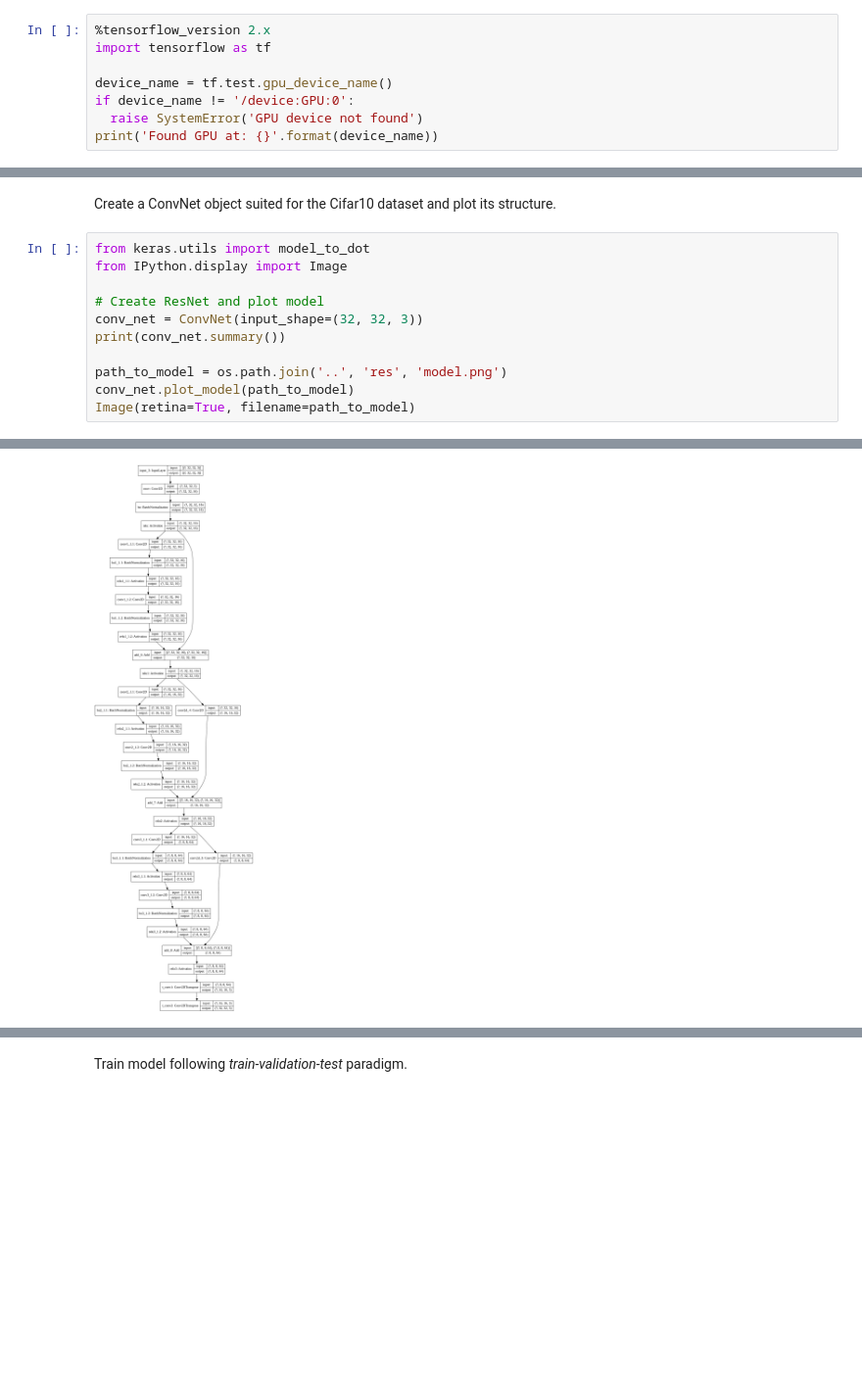
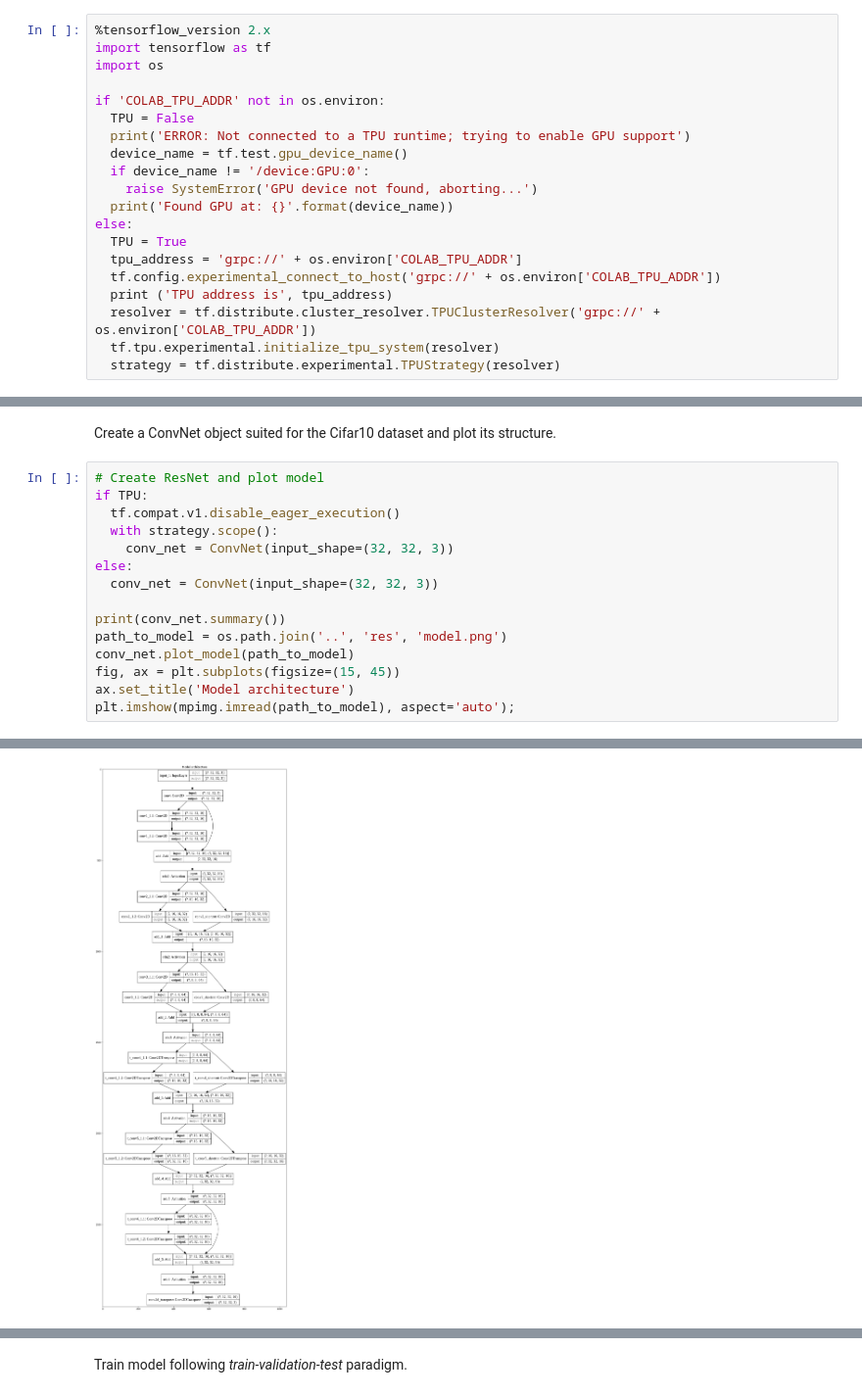
Before and after one commit to nihil21/cnn-deblur, a Jupyter notebook: cnn-deblur/cnn-deblur.ipynb, the cells around one changed output, grey strips where cells are left out. Shown at 98% size. Cells and saved outputs as stored; diff of their text form; blank space fills up the shorter version.

```diff
--- a/cnn-deblur/cnn-deblur.ipynb
+++ b/cnn-deblur/cnn-deblur.ipynb
@@ -13,9 +34,21 @@ Enable GPU to speed up the processing.
 # %%
 %tensorflow_version 2.x
 import tensorflow as tf
+import os
 
-device_name = tf.test.gpu_device_name()
-if device_name != '/device:GPU:0':
-  raise SystemError('GPU device not found')
-print('Found GPU at: {}'.format(device_name))
+if 'COLAB_TPU_ADDR' not in os.environ:
+  TPU = False
+  print('ERROR: Not connected to a TPU runtime; trying to enable GPU support')
+  device_name = tf.test.gpu_device_name()
+  if device_name != '/device:GPU:0':
+    raise SystemError('GPU device not found, aborting...')
+  print('Found GPU at: {}'.format(device_name))
+else:
+  TPU = True
+  tpu_address = 'grpc://' + os.environ['COLAB_TPU_ADDR']
+  tf.config.experimental_connect_to_host('grpc://' + os.environ['COLAB_TPU_ADDR'])
+  print ('TPU address is', tpu_address)
+  resolver = tf.distribute.cluster_resolver.TPUClusterResolver('grpc://' + os.environ['COLAB_TPU_ADDR'])
+  tf.tpu.experimental.initialize_tpu_system(resolver)
+  strategy = tf.distribute.experimental.TPUStrategy(resolver)
 # %% [output]
@@ -76,14 +118,18 @@ Test set size: 10000
 # %% [markdown]
 Create a ConvNet object suited for the Cifar10 dataset and plot its structure.
 # %%
-from keras.utils import model_to_dot
-from IPython.display import Image
+# Create ResNet and plot model
+if TPU:
+  tf.compat.v1.disable_eager_execution()
+  with strategy.scope():
+    conv_net = ConvNet(input_shape=(32, 32, 3))
+else:
+  conv_net = ConvNet(input_shape=(32, 32, 3))
 
-# Create ResNet and plot model
-conv_net = ConvNet(input_shape=(32, 32, 3))
 print(conv_net.summary())
-
 path_to_model = os.path.join('..', 'res', 'model.png')
 conv_net.plot_model(path_to_model)
-Image(retina=True, filename=path_to_model)
+fig, ax = plt.subplots(figsize=(15, 45))
+ax.set_title('Model architecture')
+plt.imshow(mpimg.imread(path_to_model), aspect='auto');
 # %% [output]
@@ -105,3 +151,3 @@ Non-trainable params: 480
 __________________________________________________________________________________________________
 None
-[figure, old version]
+[figure, new version]
```
Also changed, not shown: parts of 26 cells of this notebook.
